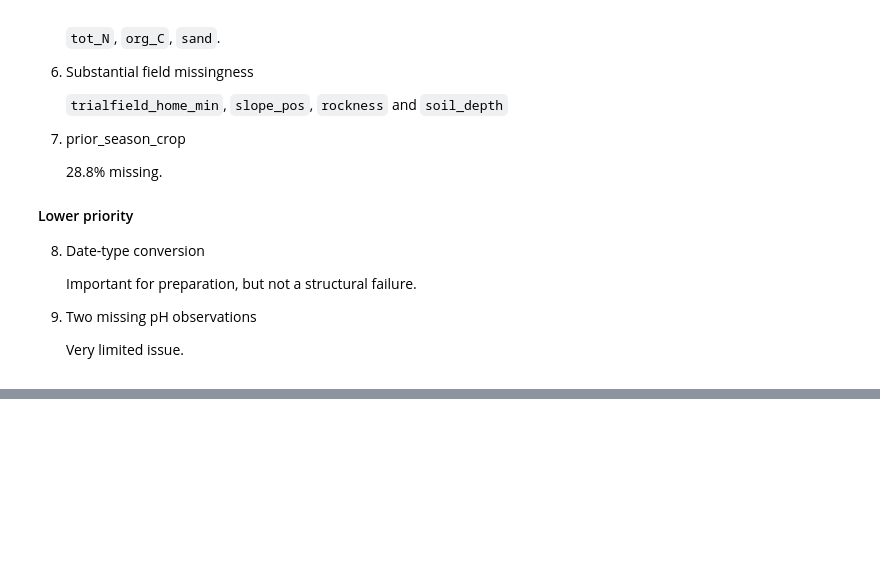
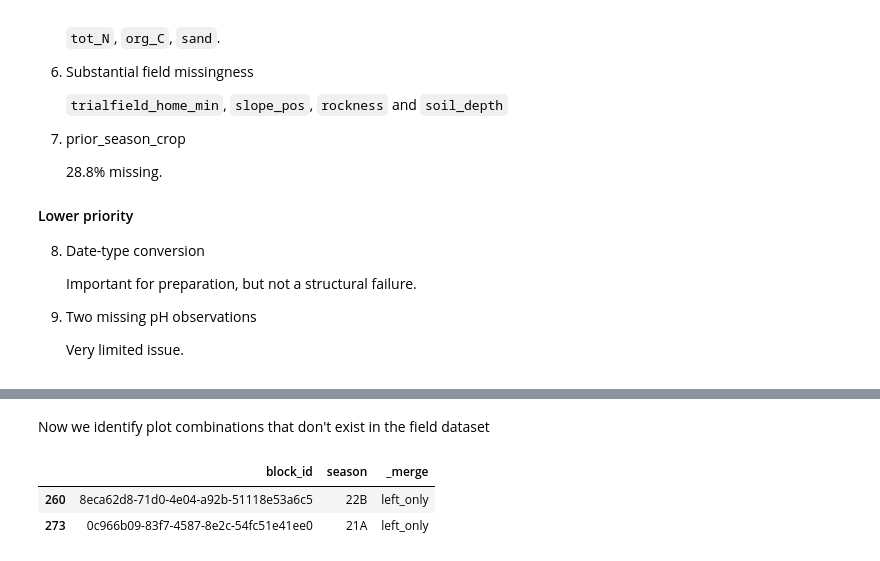
Before and after one commit to Vin-Okumu/maize-yield-optimization-rwanda, a Jupyter notebook: 02_Notebooks/01_data_audit.ipynb, the cells around one changed output, grey strips where cells are left out. Cells and saved outputs as stored; diff of their text form; code cells hidden in the pictures; blank space fills up the shorter version.

```diff
--- a/02_Notebooks/01_data_audit.ipynb
+++ b/02_Notebooks/01_data_audit.ipynb
@@ -1334,0 +1365,32 @@ We find that all 115 observations have non-missing `urea_V10_kgha` value.
+# %%
+field_keys = (
+    field_df[["block_id", "season"]]
+    .drop_duplicates()
+)
+
+plot_keys = (
+    plot_df[["block_id", "season"]]
+    .drop_duplicates()
+)
+# %% [markdown]
+Now we identify plot combinations that don't exist in the field dataset
+# %%
+unmatched_plot_fields = (
+    plot_keys
+    .merge(
+        field_keys,
+        on=["block_id", "season"],
+        how="left",
+        indicator=True
+    )
+)
+
+unmatched_plot_fields = unmatched_plot_fields[
+    unmatched_plot_fields["_merge"] == "left_only"
+]
+
+unmatched_plot_fields
+# %% [output]
+|  | block_id | season | _merge |
+| 260 | 8eca62d8-71d0-4e04-a92b-51118e53a6c5 | 22B | left_only |
+| 273 | 0c966b09-83f7-4587-8e2c-54fc51e41ee0 | 21A | left_only |
```
Also changed, not shown: parts of 9 cells of this notebook, 1 other file.
